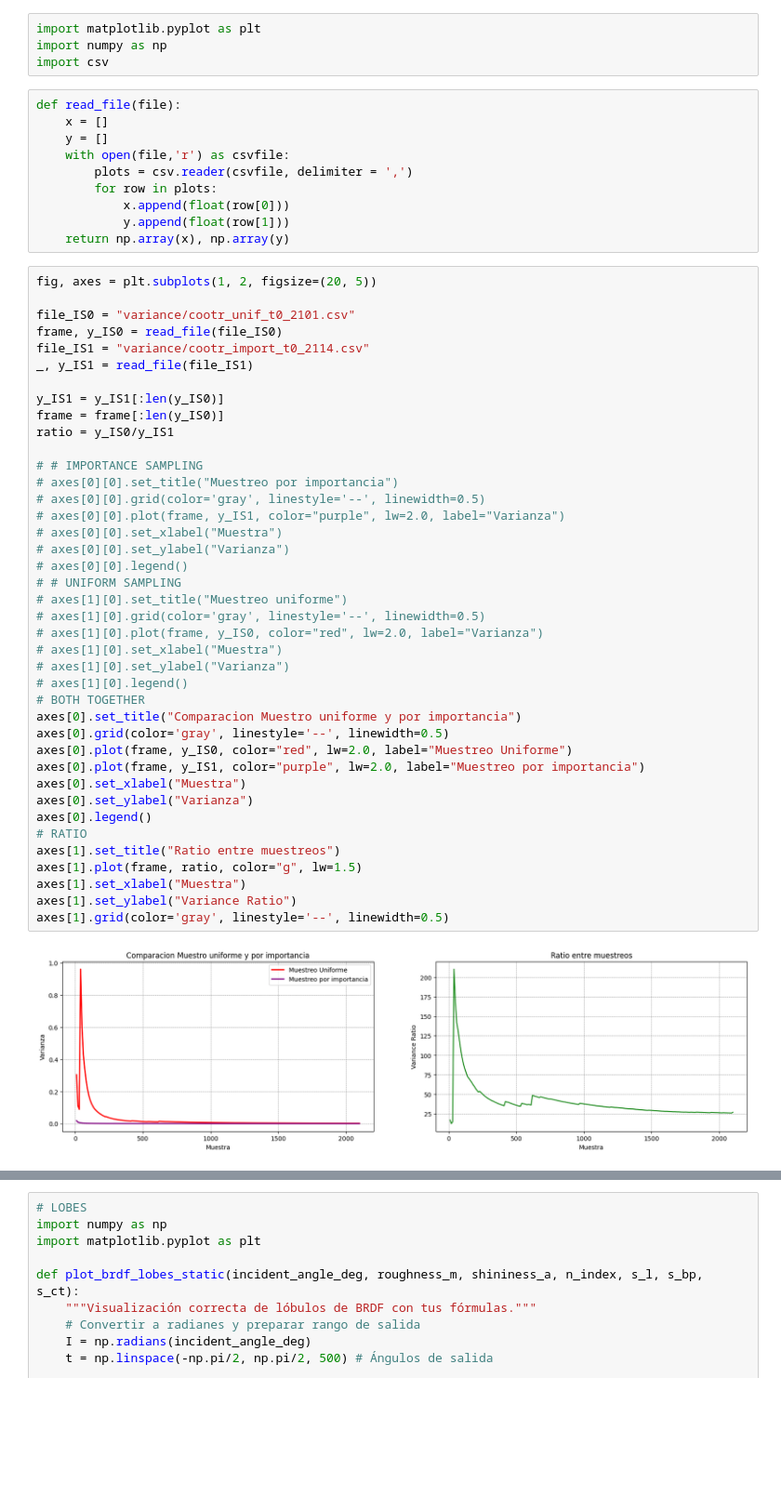
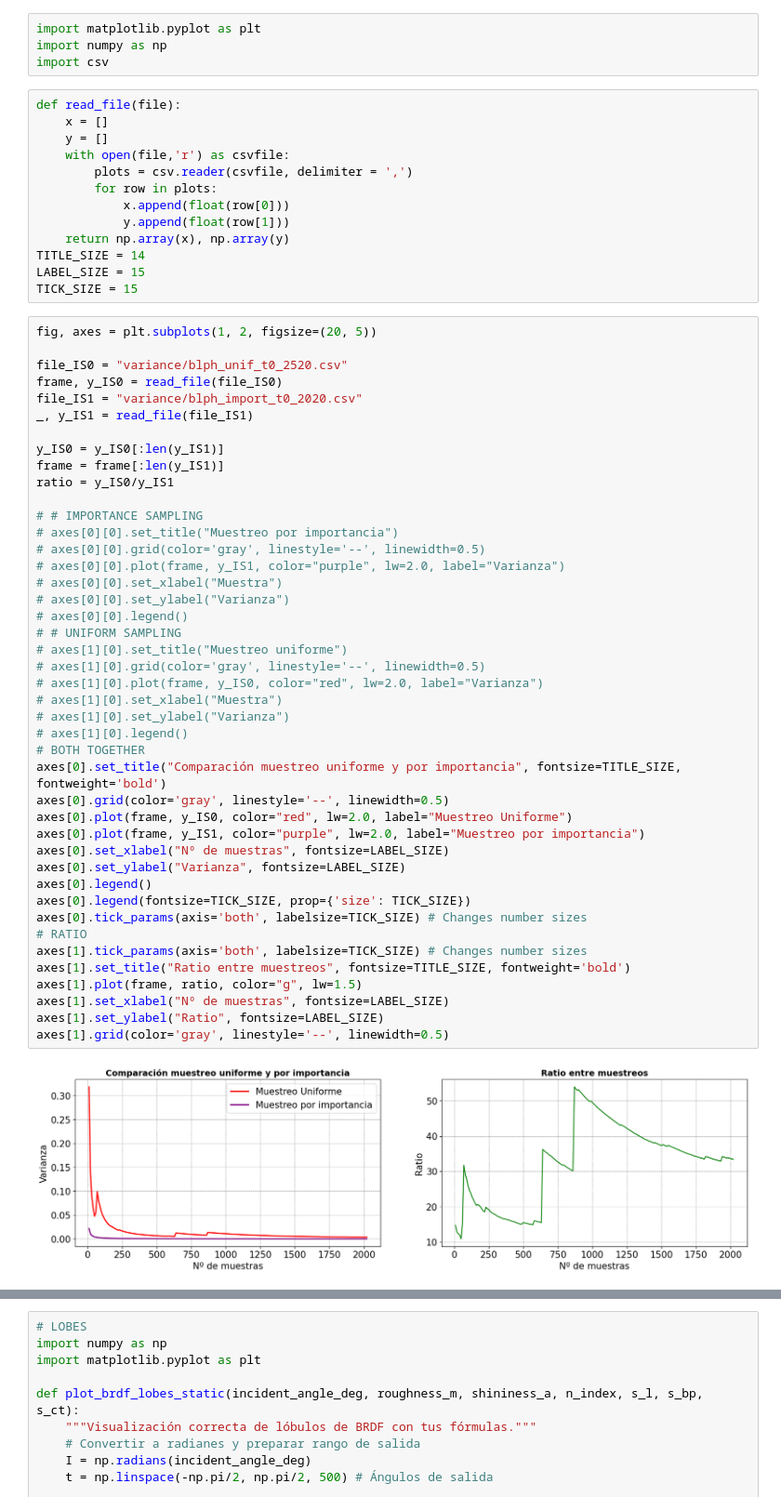
Before and after one commit to al7aro/rt, a Jupyter notebook: rt/renders/plotter.ipynb, the cells around one changed output, grey strips where cells are left out. Shown at 93% size. Saved outputs shown, nothing was run; the diff lists cells and outputs as text; blank space fills up the shorter version.

```diff
--- a/rt/renders/plotter.ipynb
+++ b/rt/renders/plotter.ipynb
@@ -12,48 +12,54 @@ def read_file(file):
             x.append(float(row[0]))
             y.append(float(row[1]))
     return np.array(x), np.array(y)
+TITLE_SIZE = 14
+LABEL_SIZE = 15
+TICK_SIZE = 15
 # %%
 fig, axes = plt.subplots(1, 2, figsize=(20, 5))
 
-file_IS0 = "variance/cootr_unif_t0_2101.csv"
+file_IS0 = "variance/blph_unif_t0_2520.csv"
 frame, y_IS0 = read_file(file_IS0)
-file_IS1 = "variance/cootr_import_t0_2114.csv"
+file_IS1 = "variance/blph_import_t0_2020.csv"
 _, y_IS1 = read_file(file_IS1)
 
-y_IS1 = y_IS1[:len(y_IS0)]
-frame = frame[:len(y_IS0)]
+y_IS0 = y_IS0[:len(y_IS1)]
+frame = frame[:len(y_IS1)]
 ratio = y_IS0/y_IS1
 
 # # IMPORTANCE SAMPLING
 # axes[0][0].set_title("Muestreo por importancia")
 # axes[0][0].grid(color='gray', linestyle='--', linewidth=0.5)
 # axes[0][0].plot(frame, y_IS1, color="purple", lw=2.0, label="Varianza")
 # axes[0][0].set_xlabel("Muestra")
 # axes[0][0].set_ylabel("Varianza")
 # axes[0][0].legend()
 # # UNIFORM SAMPLING
 # axes[1][0].set_title("Muestreo uniforme")
 # axes[1][0].grid(color='gray', linestyle='--', linewidth=0.5)
 # axes[1][0].plot(frame, y_IS0, color="red", lw=2.0, label="Varianza")
 # axes[1][0].set_xlabel("Muestra")
 # axes[1][0].set_ylabel("Varianza")
 # axes[1][0].legend()
 # BOTH TOGETHER
-axes[0].set_title("Comparacion Muestro uniforme y por importancia")
+axes[0].set_title("Comparación muestreo uniforme y por importancia", fontsize=TITLE_SIZE, fontweight='bold')
 axes[0].grid(color='gray', linestyle='--', linewidth=0.5)
 axes[0].plot(frame, y_IS0, color="red", lw=2.0, label="Muestreo Uniforme")
 axes[0].plot(frame, y_IS1, color="purple", lw=2.0, label="Muestreo por importancia")
-axes[0].set_xlabel("Muestra")
-axes[0].set_ylabel("Varianza")
+axes[0].set_xlabel("Nº de muestras", fontsize=LABEL_SIZE)
+axes[0].set_ylabel("Varianza", fontsize=LABEL_SIZE)
 axes[0].legend()
+axes[0].legend(fontsize=TICK_SIZE, prop={'size': TICK_SIZE})
+axes[0].tick_params(axis='both', labelsize=TICK_SIZE) # Changes number sizes
 # RATIO
-axes[1].set_title("Ratio entre muestreos")
+axes[1].tick_params(axis='both', labelsize=TICK_SIZE) # Changes number sizes
+axes[1].set_title("Ratio entre muestreos", fontsize=TITLE_SIZE, fontweight='bold')
 axes[1].plot(frame, ratio, color="g", lw=1.5)
-axes[1].set_xlabel("Muestra")
-axes[1].set_ylabel("Variance Ratio")
+axes[1].set_xlabel("Nº de muestras", fontsize=LABEL_SIZE)
+axes[1].set_ylabel("Ratio", fontsize=LABEL_SIZE)
 axes[1].grid(color='gray', linestyle='--', linewidth=0.5)
 # %% [output]
-[figure, old version]
+[figure, new version]
 # %%
 fig, axes = plt.subplots(1, 1, figsize=(10, 4))
 
```
Also changed, not shown: parts of 1 cell of this notebook, 6 other files.
